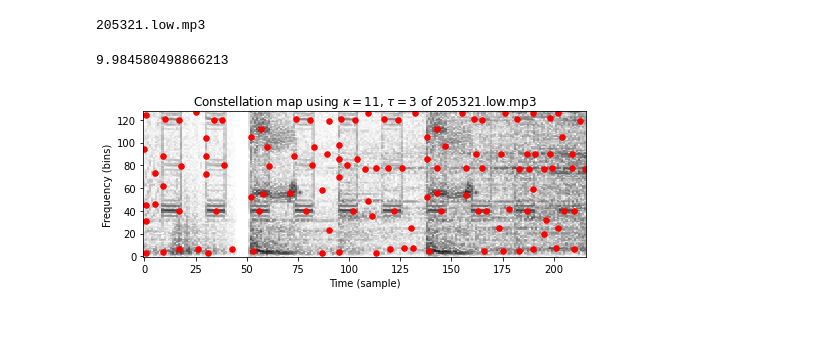
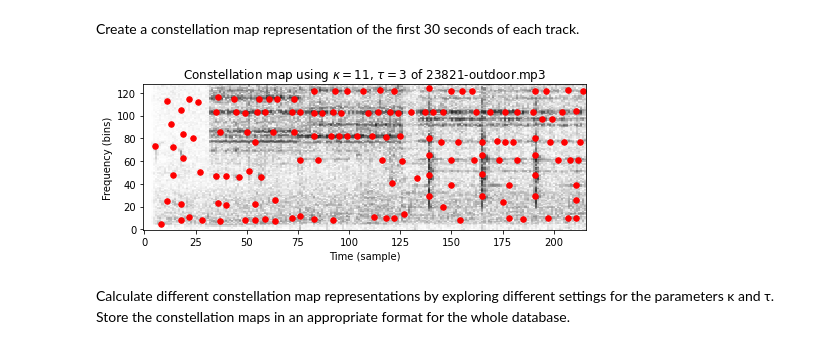
Before and after one commit to Pauhl/EIR-Exercise2, a Jupyter notebook: eir.ipynb, the cells around one changed output. Drawn from its saved outputs; the diff is of its cells as text; code cells hidden in the pictures; blank space fills up the shorter version.

```diff
--- a/eir.ipynb
+++ b/eir.ipynb
@@ -15,6 +15,7 @@ import libfmp.c2
 import libfmp.c6
 
 from pathlib import Path
+from itertools import product
 
 %matplotlib inline
 
@@ -105,8 +106,8 @@ def plot_constellation_map(Cmap, Y=None, xlim=None, ylim=None, title='',
     plt.tight_layout()
     return fig, ax, im
 
-def compute_spectrogram(fn_wav, Fs=22050, N=2048, H=1024, bin_max=128, frame_max=None):
-    x, Fs = librosa.load(fn_wav, sr=Fs) #changed
+def compute_spectrogram(fn_wav, Fs=22050, N=2048, H=1024, bin_max=128, frame_max=None, duration=10.0):
+    x, Fs = librosa.load(fn_wav, sr=Fs, duration=duration) #changed
     x_duration = len(x) / Fs
     X = librosa.stft(x, n_fft=N, hop_length=H, win_length=N, window='hann') #changed
     if bin_max is None:
@@ -117,25 +118,27 @@ def compute_spectrogram(fn_wav, Fs=22050, N=2048, H=1024, bin_max=128, frame_max
 
 
     return Y
-# %%
-folder_name = "original" # original / coding / noise / mobile
-index = 10 #0-19
-
-files = sorted((Path("data") / folder_name).iterdir())
-fn = files[index]
-print(fn.name)
-# %% [output]
-205321.low.mp3
+# %% [markdown]
+Create a constellation map representation of the first 30 seconds of each track.
 # %%
+folder_options = ["original", "coding", "noise", "mobile", "full"]
+folder_name = folder_options[3]
+index = 12 #0-19
 
-Y = compute_spectrogram(fn)
+files = sorted((Path("data") / folder_name).iterdir())
+fn = files[index]
+duration = 30 if folder_name == "full" else 10
+
+Y = compute_spectrogram(fn, duration=duration)
 
 dist_freq = 11  # kappa: neighborhood in frequency direction
 dist_time = 3   # tau: neighborhood in time direction
 title=r'Constellation map using $\kappa=%d$, $\tau=%d$ of %s' % (dist_freq, dist_time, fn.name)
 Cmap_naive = compute_constellation_map_naive(Y, dist_freq, dist_time)
 fig, ax, im = plot_constellation_map(Cmap_naive, np.log(1 + 1 * Y),
                                      color='r', s=30, title=title)
 # %% [output]
-9.984580498866213
-[figure, old version]
+[figure, new version]
+# %% [markdown]
+Calculate different constellation map representations by exploring different settings for the parameters κ and τ.
+Store the constellation maps in an appropriate format for the whole database.
```
Also changed, not shown: parts of 4 cells of this notebook, 21 other files.
